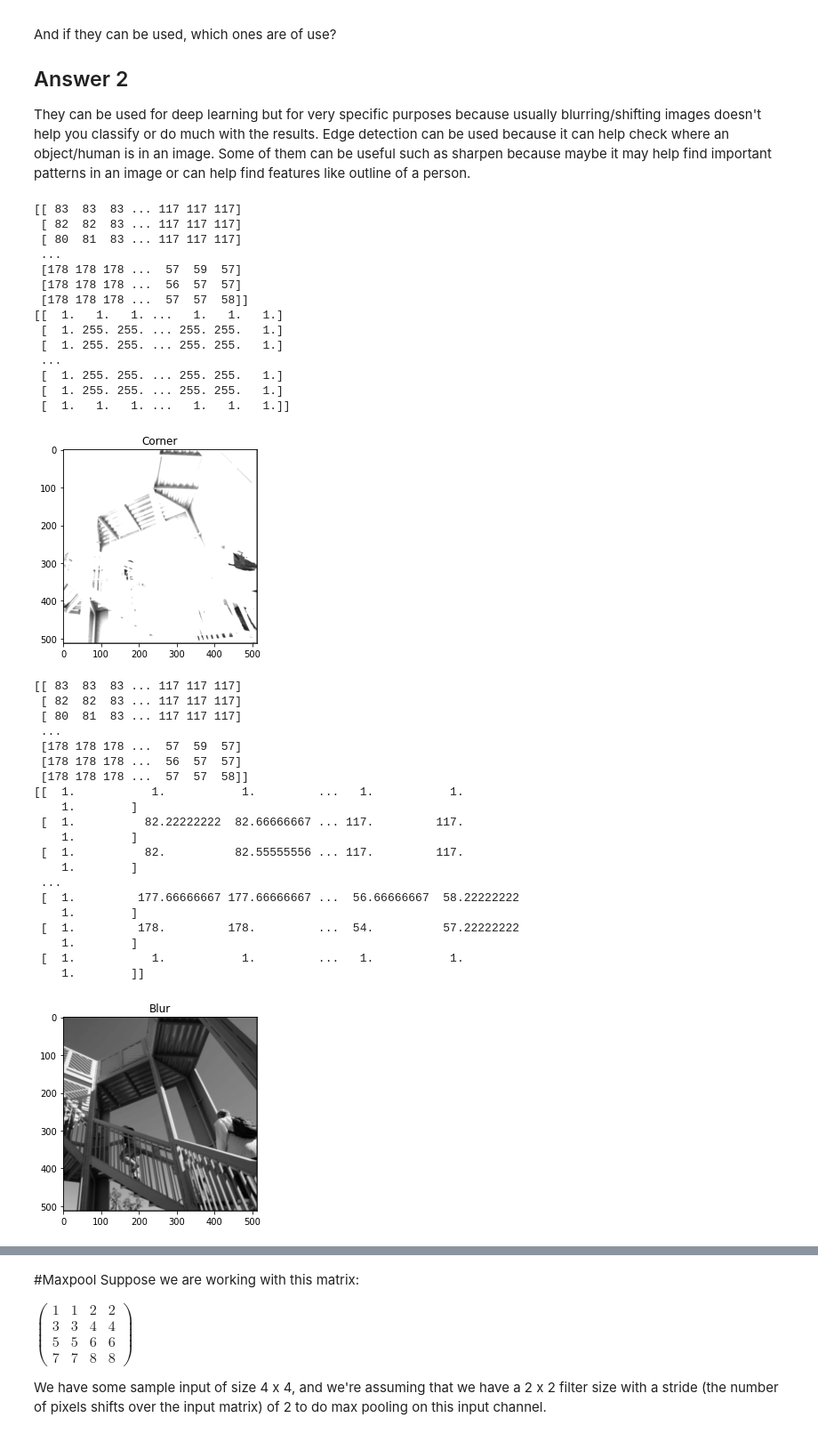
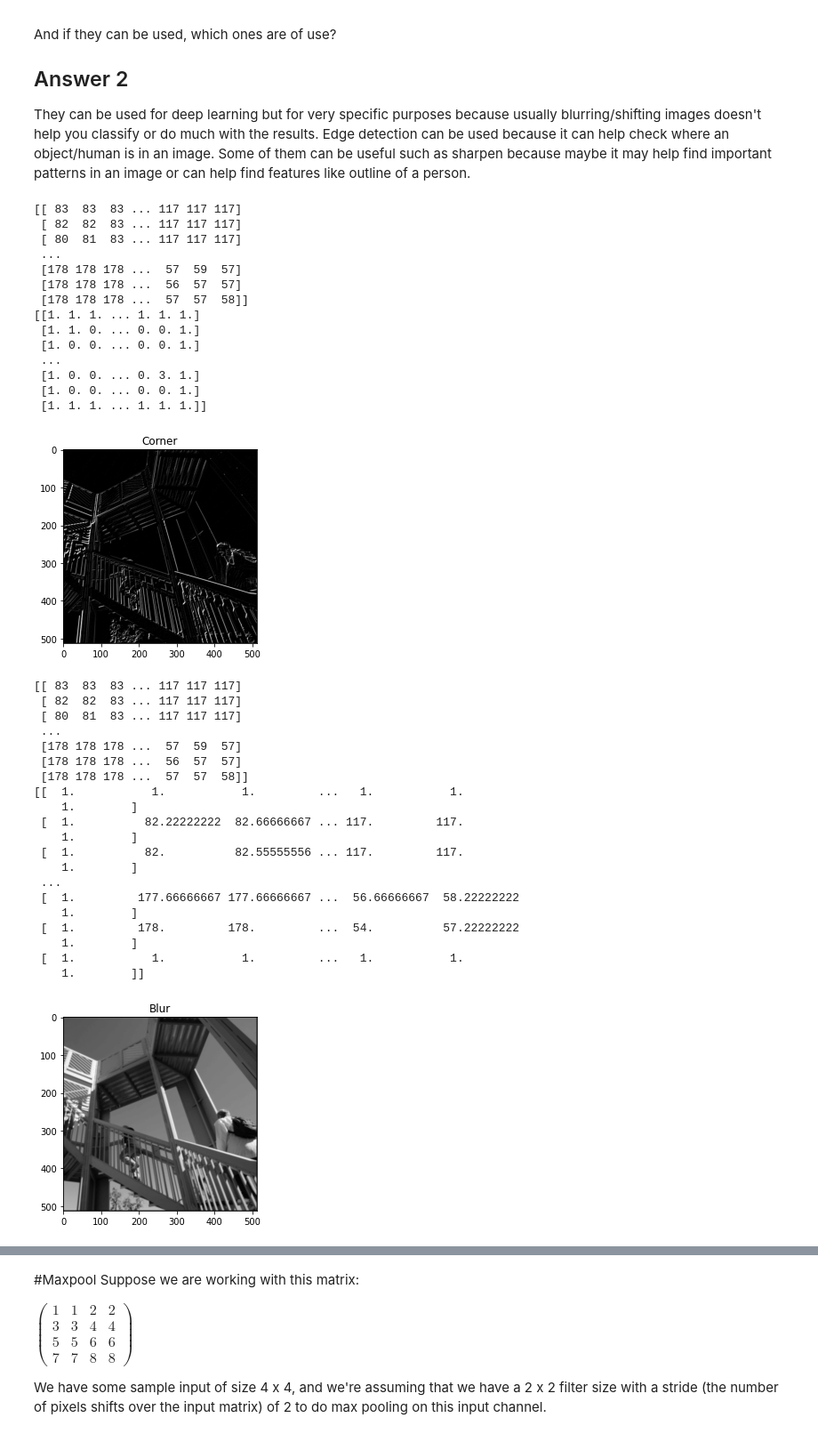
Before and after one commit to aru-g2004/MIT-SureStart-Machine-Learning-Google-Colab, a Jupyter notebook: Day_6_Introduction_to_CNNs_AG.ipynb, the cells around one changed output, grey strips where cells are left out. Shown at 89% size. Drawn from its saved outputs; the diff is of its cells as text; code cells hidden in the pictures.

```diff
--- a/Day_6_Introduction_to_CNNs_AG.ipynb
+++ b/Day_6_Introduction_to_CNNs_AG.ipynb
@@ -210,9 +219,9 @@ import math
 
 # Change corner detection filter values here, could not find corner detection filter but I decided to guess what it may be
 
-kernel_corner = np.array([[1,1,1],
-                        [1,0,1],
-                        [1,1,1]])
+kernel_corner = np.array([[1,1,0],
+                        [1,0,-1],
+                        [0,-1,-1]])
 print(img)
 img_corner = convolute(img, size_x, size_y, kernel_corner)
 
@@ -245,8 +254,8 @@ plt.show()
 
 # Change shift filter values here
 
-kernel_shift = np.array([[0,0,0],
-                        [0,0,1],
+kernel_shift = np.array([[0,1,0],
+                        [0,0,0],
                         [0,0,0]])
 print(img)
 img_shift = convolute(img, size_x, size_y, kernel_shift) # we might not be able to see shift by 1 pixel clearly, that's why we perform the shift 5 times
@@ -272,43 +281,43 @@ kernel_rotation = np.array([[math.cos(60),-math.sin(60),0],
                             [0,0,1]])
 img_rotation = convolute(img, size_x, size_y, kernel_rotation)
 
 plt.gray()
 plt.grid(False)
 plt.imshow(img_rotation)
 plt.title('Rotation')
 plt.show()
 
 
 # Change sharpen filter values here
 
 ## use the same kernel / convolution / plotting code as above - make sure you change the variable names accordingly
 
-kernel_sharpen = np.array([[0,-1,0],
-                        [-1,5,-1],
-                        [0,-1,0]])
+kernel_sharpen = np.array([[-1,-1,-1],
+                        [-1,10,-1],
+                        [-1,-1,-1]])
 img_sharpen = convolute(img, size_x, size_y, kernel_sharpen)
 
 plt.gray()
 plt.grid(False)
 plt.imshow(img_sharpen)
 plt.title('Sharpen')
 plt.show()
 # %% [output]
 [[ 83  83  83 ... 117 117 117]
  [ 82  82  83 ... 117 117 117]
  [ 80  81  83 ... 117 117 117]
  ...
  [178 178 178 ...  57  59  57]
  [178 178 178 ...  56  57  57]
  [178 178 178 ...  57  57  58]]
-[[  1.   1.   1. ...   1.   1.   1.]
- [  1. 255. 255. ... 255. 255.   1.]
- [  1. 255. 255. ... 255. 255.   1.]
+[[1. 1. 1. ... 1. 1. 1.]
+ [1. 1. 0. ... 0. 0. 1.]
+ [1. 0. 0. ... 0. 0. 1.]
  ...
- [  1. 255. 255. ... 255. 255.   1.]
- [  1. 255. 255. ... 255. 255.   1.]
- [  1.   1.   1. ...   1.   1.   1.]]
+ [1. 0. 0. ... 0. 3. 1.]
+ [1. 0. 0. ... 0. 0. 1.]
+ [1. 1. 1. ... 1. 1. 1.]]
-[figure, old version]
+[figure, new version]
 [[ 83  83  83 ... 117 117 117]
  [ 82  82  83 ... 117 117 117]
  [ 80  81  83 ... 117 117 117]
```
Also changed, not shown: parts of 2 cells of this notebook.
